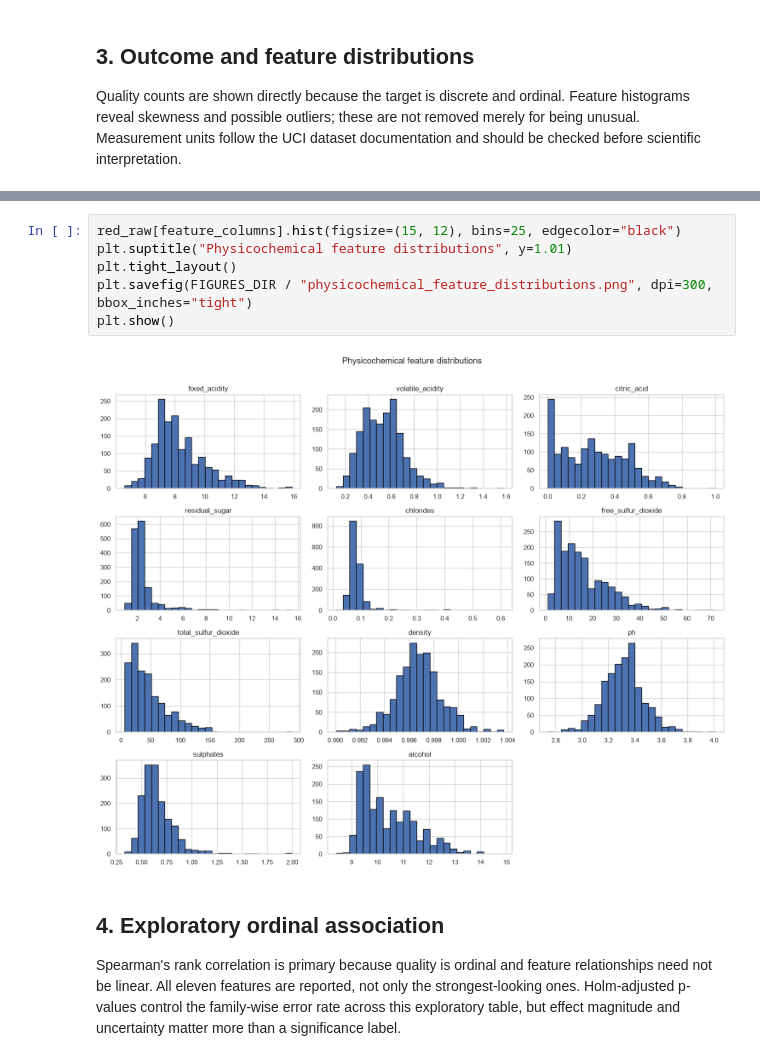
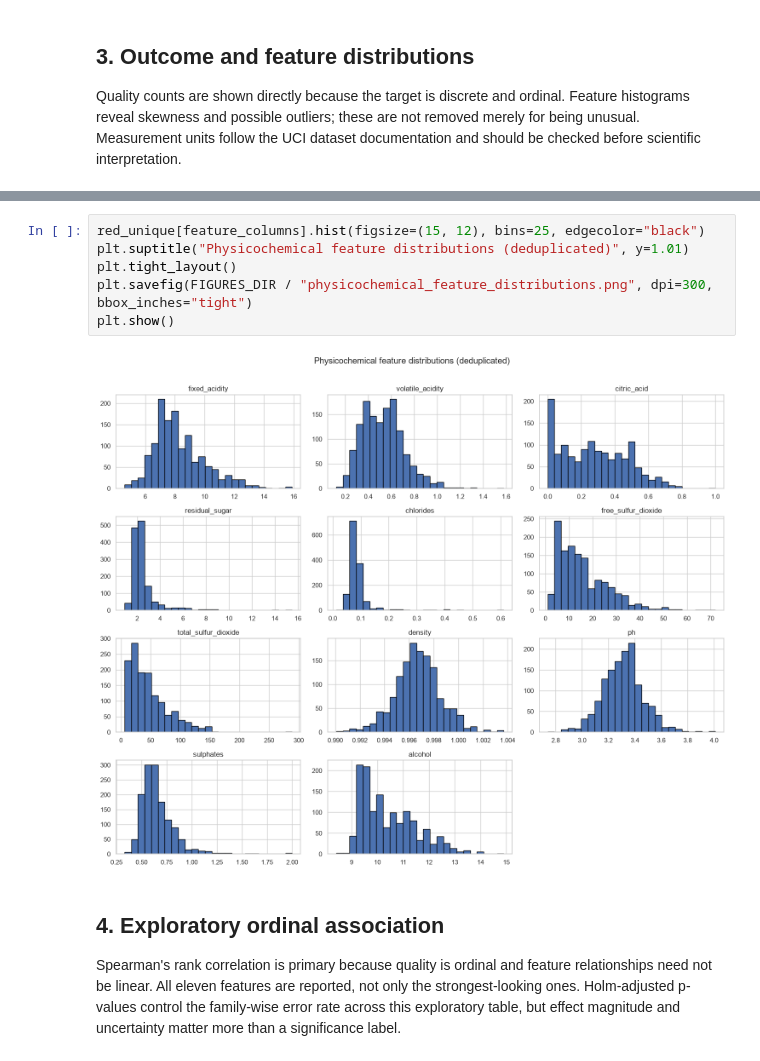
Before and after one commit to karimchaal911-web/PROJECTS, a Jupyter notebook: WINE QUALITY ANALYSIS/notebooks/RED_WINE_ANALYSIS.ipynb, the cells around one changed output, grey strips where cells are left out. Drawn from its saved outputs; the diff is of its cells as text.

```diff
--- a/WINE QUALITY ANALYSIS/notebooks/RED_WINE_ANALYSIS.ipynb
+++ b/WINE QUALITY ANALYSIS/notebooks/RED_WINE_ANALYSIS.ipynb
@@ -146,11 +146,11 @@ quality_counts.to_frame("count")
 # %%
-red_raw[feature_columns].hist(figsize=(15, 12), bins=25, edgecolor="black")
-plt.suptitle("Physicochemical feature distributions", y=1.01)
+red_unique[feature_columns].hist(figsize=(15, 12), bins=25, edgecolor="black")
+plt.suptitle("Physicochemical feature distributions (deduplicated)", y=1.01)
 plt.tight_layout()
 plt.savefig(FIGURES_DIR / "physicochemical_feature_distributions.png", dpi=300, bbox_inches="tight")
 plt.show()
 # %% [output]
-[figure, old version]
+[figure, new version]
 # %% [markdown]
 ## 4. Exploratory ordinal association
 
```
Also changed, not shown: parts of 1 cell of this notebook, 6 other files.
